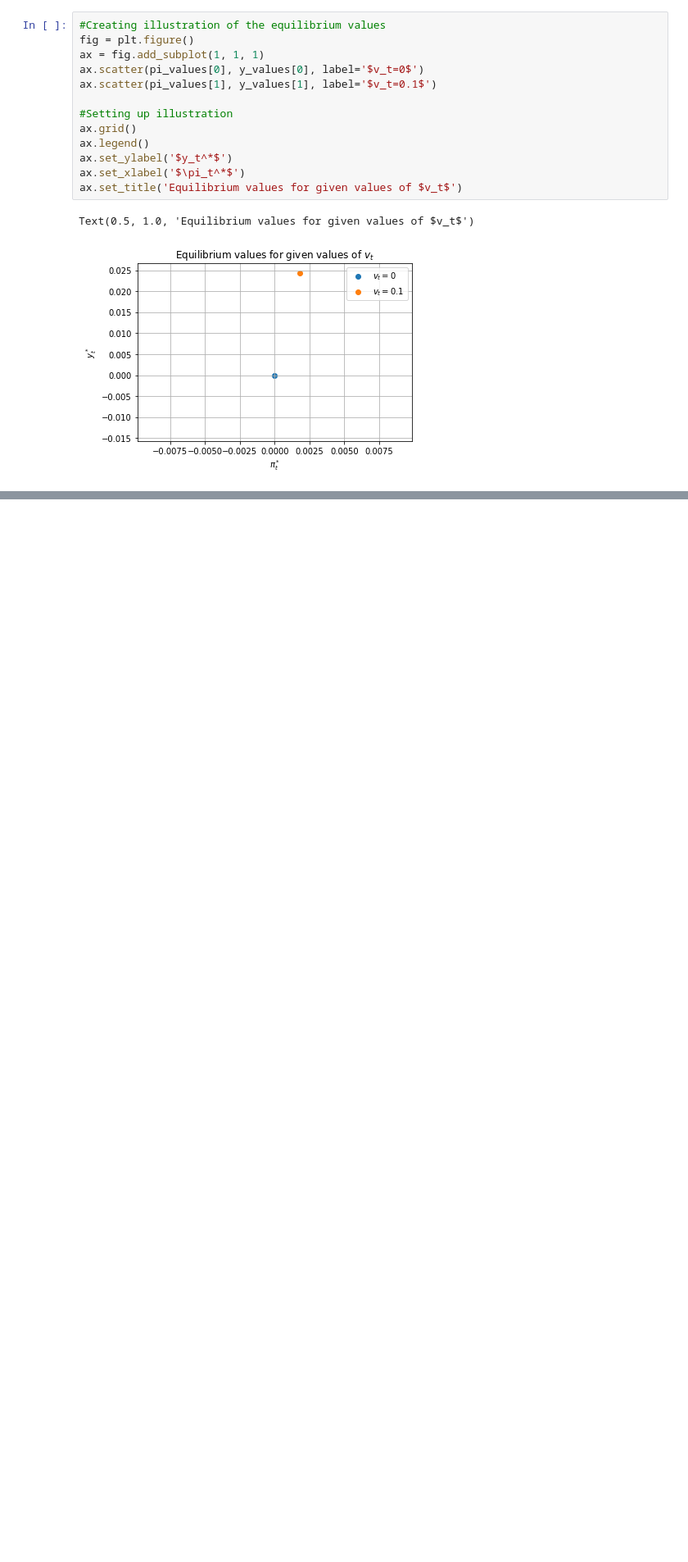
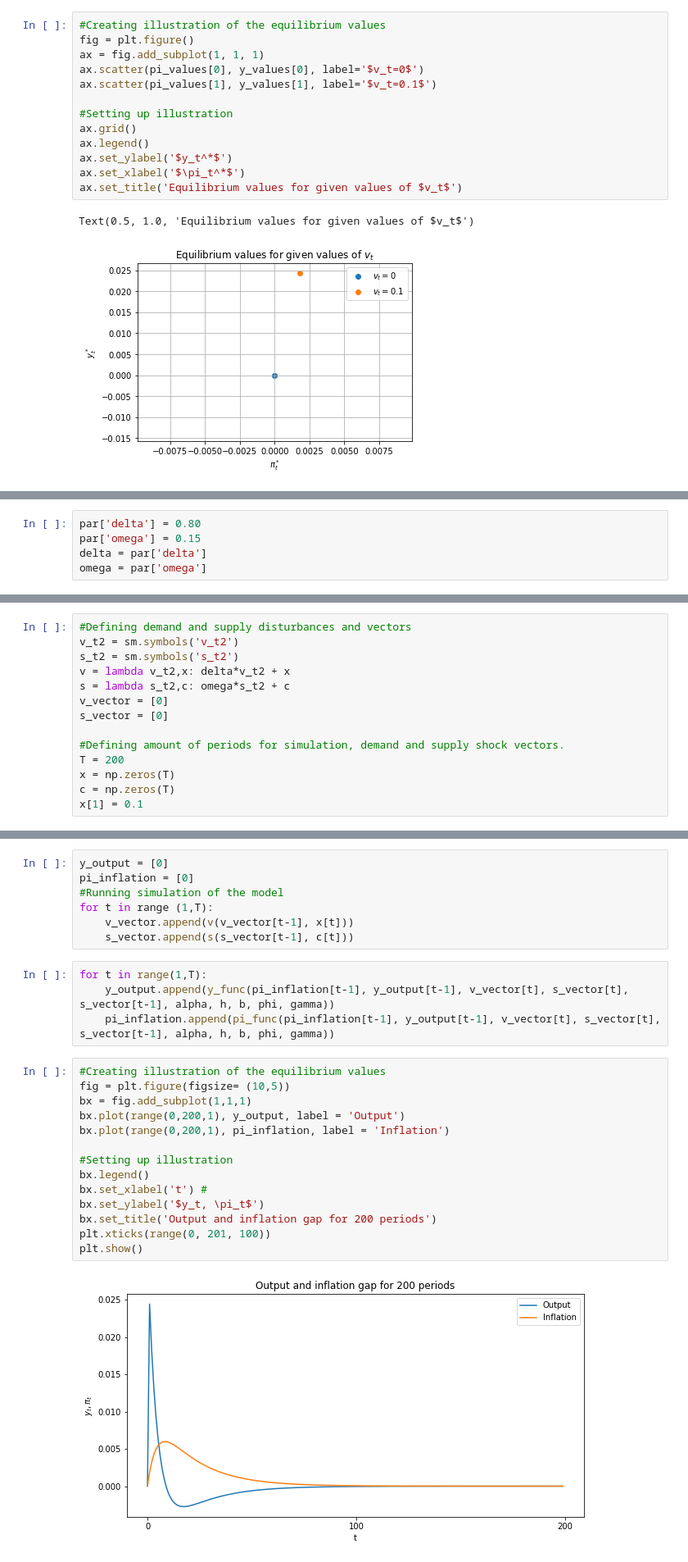
Before and after one commit to NumEconCopenhagen/projects-2019-wp, a Jupyter notebook: examproject/AS-AD_v1.ipynb, the cells around one changed output, grey strips where cells are left out. Shown at 82% size. Cells and saved outputs as stored; diff of their text form; blank space fills up the shorter version.

```diff
--- a/examproject/AS-AD_v1.ipynb
+++ b/examproject/AS-AD_v1.ipynb
@@ -166,0 +190,5 @@ Text(0.5, 1.0, 'Equilibrium values for given values of $v_t$')
+# %%
+par['delta'] = 0.80
+par['omega'] = 0.15
+delta = par['delta']
+omega = par['omega']
@@ -166,0 +197,14 @@ Text(0.5, 1.0, 'Equilibrium values for given values of $v_t$')
+# %%
+#Defining demand and supply disturbances and vectors
+v_t2 = sm.symbols('v_t2')
+s_t2 = sm.symbols('s_t2')
+v = lambda v_t2,x: delta*v_t2 + x
+s = lambda s_t2,c: omega*s_t2 + c
+v_vector = [0]
+s_vector = [0]
+
+#Defining amount of periods for simulation, demand and supply shock vectors.
+T = 200
+x = np.zeros(T)
+c = np.zeros(T)
+x[1] = 0.1
@@ -166,0 +213,27 @@ Text(0.5, 1.0, 'Equilibrium values for given values of $v_t$')
+# %%
+y_output = [0]
+pi_inflation = [0]
+#Running simulation of the model
+for t in range (1,T):
+    v_vector.append(v(v_vector[t-1], x[t]))
+    s_vector.append(s(s_vector[t-1], c[t]))
+# %%
+for t in range(1,T):
+    y_output.append(y_func(pi_inflation[t-1], y_output[t-1], v_vector[t], s_vector[t], s_vector[t-1], alpha, h, b, phi, gamma))
+    pi_inflation.append(pi_func(pi_inflation[t-1], y_output[t-1], v_vector[t], s_vector[t], s_vector[t-1], alpha, h, b, phi, gamma))
+# %%
+#Creating illustration of the equilibrium values
+fig = plt.figure(figsize= (10,5))
+bx = fig.add_subplot(1,1,1)
+bx.plot(range(0,200,1), y_output, label = 'Output')
+bx.plot(range(0,200,1), pi_inflation, label = 'Inflation')
+
+#Setting up illustration
+bx.legend()
+bx.set_xlabel('t') #
+bx.set_ylabel('$y_t, \pi_t$')
+bx.set_title('Output and inflation gap for 200 periods')
+plt.xticks(range(0, 201, 100))
+plt.show()
+# %% [output]
+[figure, added]
```
Also changed, not shown: parts of 12 cells of this notebook.
